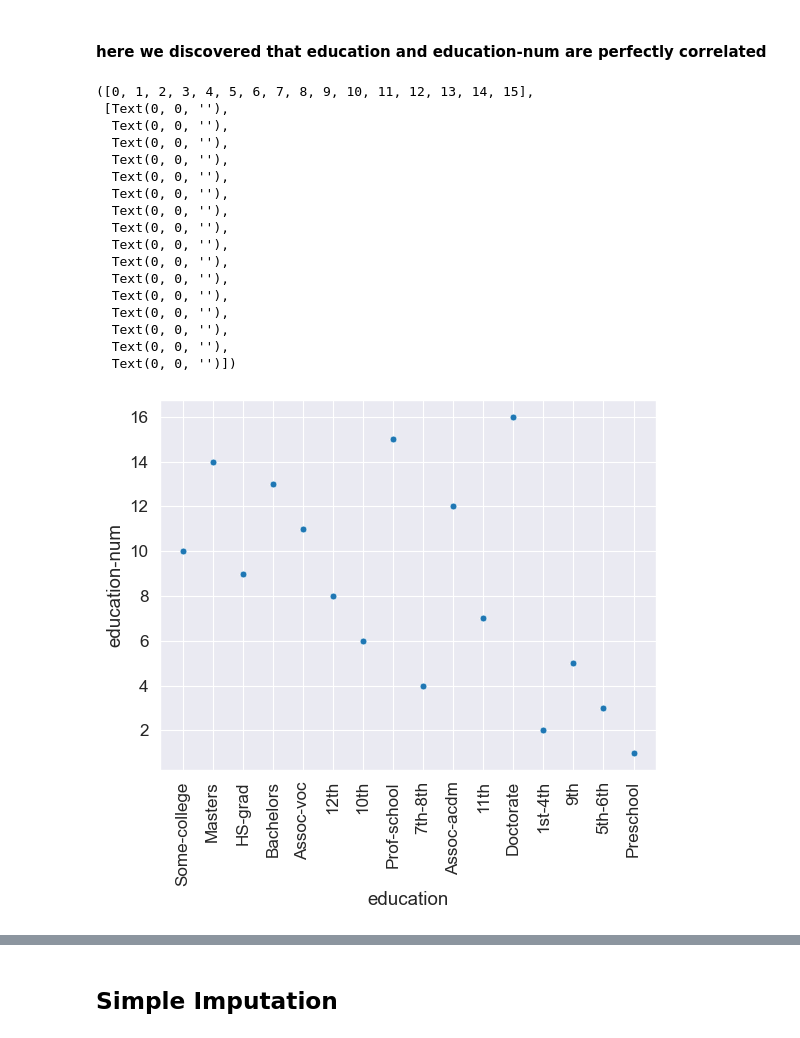
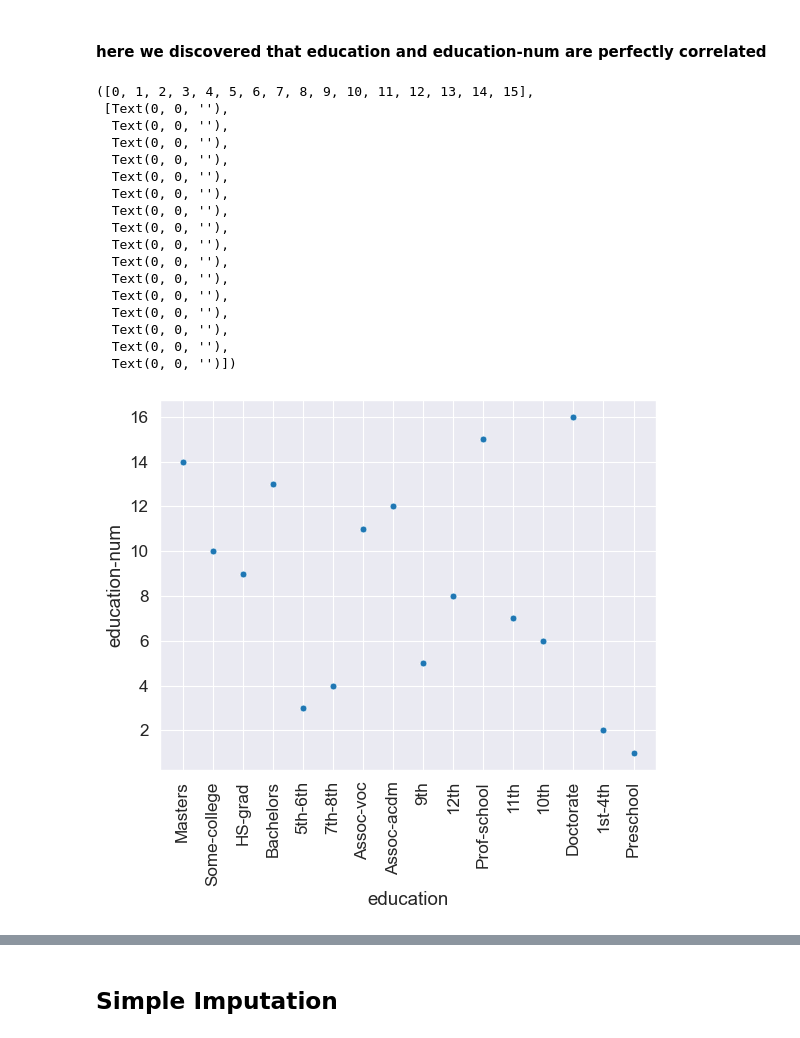
Before and after one commit to VladMarianCimpeanu/DIQ-assignment, a Jupyter notebook: code/simple_imputation_adult.ipynb, the cells around one changed output, grey strips where cells are left out. Cells and saved outputs as stored; diff of their text form; code cells hidden in the pictures.

```diff
--- a/code/simple_imputation_adult.ipynb
+++ b/code/simple_imputation_adult.ipynb
@@ -1,7 +1,7 @@
 # %%
 import pandas as pd
 import numpy as np
-import code.dirty_completeness as dc
+import utility.dirty_completeness as dc
 import matplotlib.pyplot as plt
 import seaborn as sns
 sns.set_context('paper', font_scale=1.4)
@@ -10,7 +10,7 @@ sns.set_style('darkgrid')
 from sklearn.experimental import enable_iterative_imputer
 from sklearn.impute import SimpleImputer, KNNImputer, IterativeImputer
 
-df_adult = pd.read_csv('datasets/adult.csv')
+df_adult = pd.read_csv('../datasets/adult.csv')
 df_list_adult = dc.injection(df_adult, 1, 'adult', 'income')
 # %% [output]
 saved adult-completeness50%
@@ -32,27 +32,29 @@ df_list_adult[4].head(10)
 | 7 | 48.0 | Private | NaN | HS-grad | 9.0 | Divorced | Transport-moving | Not-in-family | ... |
 | 8 | NaN | Private | 24872.0 | Some-college | 10.0 | Separated | Transport-moving | NaN | ... |
 | 9 | 38.0 | Private | 173968.0 | HS-grad | 9.0 | Married-civ-spouse | Craft-repair | Husband | ... |
+# %%
+working_df = df_list_adult[1]
 # %% [markdown]
 #### here we discovered that education and education-num are perfectly correlated
 # %%
-sns.scatterplot(df_list_adult[4][['education', 'education-num']], x='education', y='education-num')
+sns.scatterplot(working_df[['education', 'education-num']], x='education', y='education-num')
 plt.xticks(rotation=90)
 # %% [output]
 ([0, 1, 2, 3, 4, 5, 6, 7, 8, 9, 10, 11, 12, 13, 14, 15],
  [Text(0, 0, ''),
   Text(0, 0, ''),
   Text(0, 0, ''),
   Text(0, 0, ''),
   Text(0, 0, ''),
   Text(0, 0, ''),
   Text(0, 0, ''),
   Text(0, 0, ''),
   Text(0, 0, ''),
   Text(0, 0, ''),
   Text(0, 0, ''),
   Text(0, 0, ''),
   Text(0, 0, ''),
   Text(0, 0, ''),
   Text(0, 0, ''),
   Text(0, 0, '')])
-[figure, old version]
+[figure, new version]
```
Also changed, not shown: parts of 17 cells of this notebook, 1 other file.
